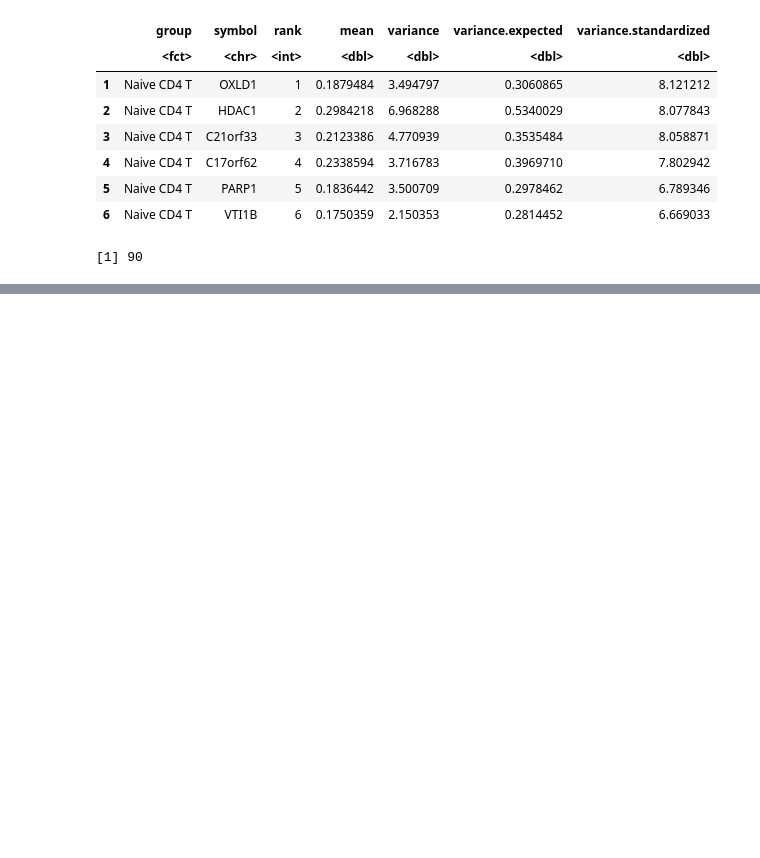
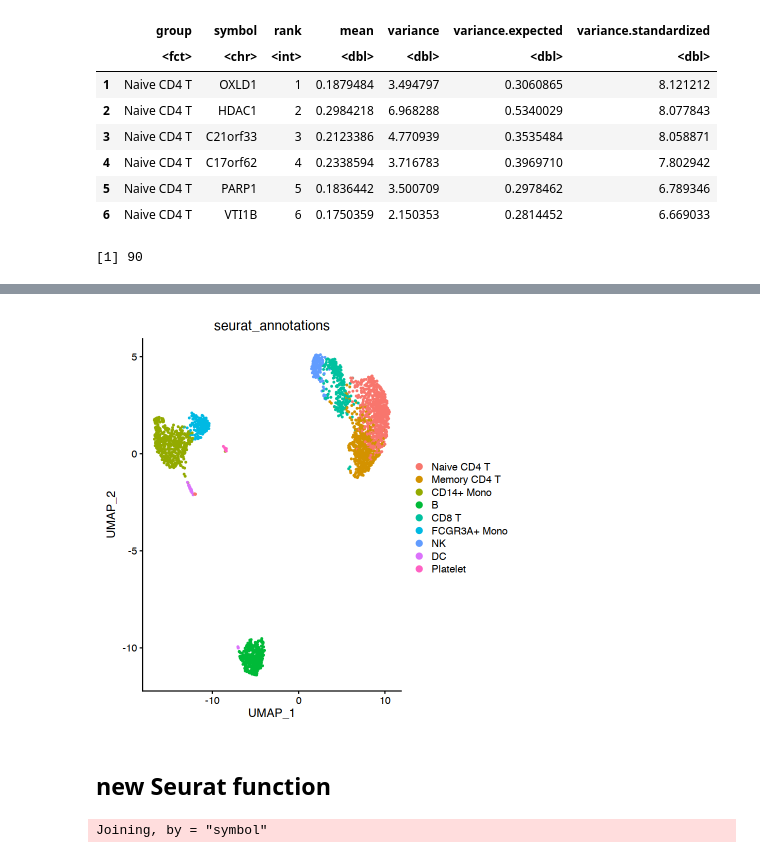
Before and after one commit to immunogenomics/singlecellmethods, a Jupyter notebook: example.ipynb, the cells around one changed output, grey strips where cells are left out. Cells and saved outputs as stored; diff of their text form; code cells hidden in the pictures; blank space fills up the shorter version.

Commit message:
added Seurat wrapper for balanced pca

```diff
--- a/example.ipynb
+++ b/example.ipynb
@@ -551,0 +529,6 @@ A data.frame: 6 × 7
+# %%
+suppressWarnings({
+    SeuratData::LoadData('pbmc3k')
+})
+pbmc3k <- pbmc3k[, which(!is.na(pbmc3k@meta.data$seurat_annotations))] ## remove NA annotations
+table(pbmc3k@meta.data$seurat_annotations)
@@ -551,0 +543,15 @@ A data.frame: 6 × 7
+# %%
+## Run standard stuff for Seurat
+pbmc3k <- pbmc3k %>%
+    NormalizeData(verbose = FALSE) %>%
+    FindVariableFeatures(verbose = FALSE) %>%
+    ScaleData(verbose = FALSE) %>%
+    RunPCA(npcs=20, verbose = FALSE) %>%
+    RunUMAP(dims=1:20, verbose = FALSE)
+# %%
+# fig.size(4, 6)
+DimPlot(pbmc3k, group.by = 'seurat_annotations')
+# %% [output]
+[figure, added]
+# %% [markdown]
+## new Seurat function
@@ -551,0 +605,6 @@ A data.frame: 6 × 7
+# %%
+obj <- pbmc3k %>%
+    RunBalancedPCA(, 'seurat_annotations') %>%
+    RunUMAP(dims=1:20, verbose = FALSE)
+# %% [output]
+Joining, by = "symbol"
```
Also changed, not shown: parts of 21 cells of this notebook, 6 other files.
